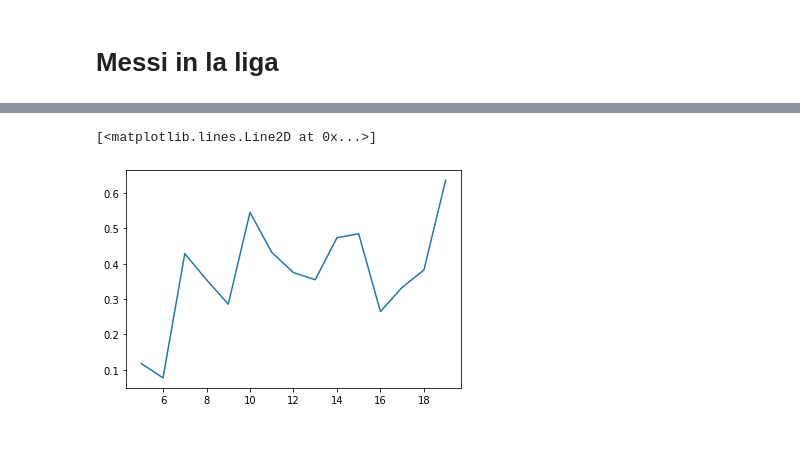
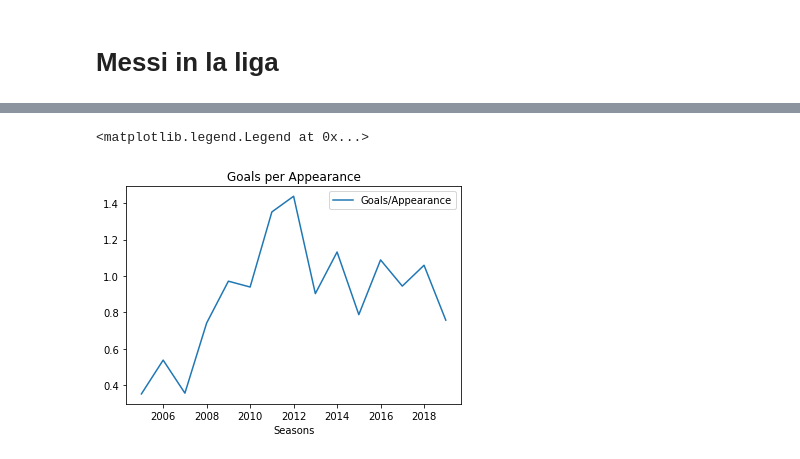
Before and after one commit to Pandey23000Om/European_Football, a Jupyter notebook: Messi_Stats.ipynb, the cells around one changed output, grey strips where cells are left out. Drawn from its saved outputs; the diff is of its cells as text; code cells hidden in the pictures.

```diff
--- a/Messi_Stats.ipynb
+++ b/Messi_Stats.ipynb
@@ -79,5 +71,12 @@ plt.plot(messi_df.Seasons, messi_df.Goals/messi_df.Appearances, label="Goal/Appe
 # %%
-plt.plot(messi_df.Seasons, messi_df.Assists/messi_df.Appearances, label="Assists/Appearances")
+goal_per_appearance = messi_df.Goals/messi_df.Appearances
+assist_per_appearance = messi_df.Assists/messi_df.Appearances
+total_goal_contribution = messi_df.Goals+messi_df.Assists
-# %% [output]
-[<matplotlib.lines.Line2D at 0x...>]
-[figure, removed]
+# %%
+plt.plot(messi_df.Seasons, goal_per_appearance, label="Goals/Appearance")
+plt.title("Goals per Appearance")
+plt.xlabel("Seasons")
+plt.legend()
+# %% [output]
+<matplotlib.legend.Legend at 0x...>
+[figure, added]
```
Also changed, not shown: parts of 12 cells of this notebook.
